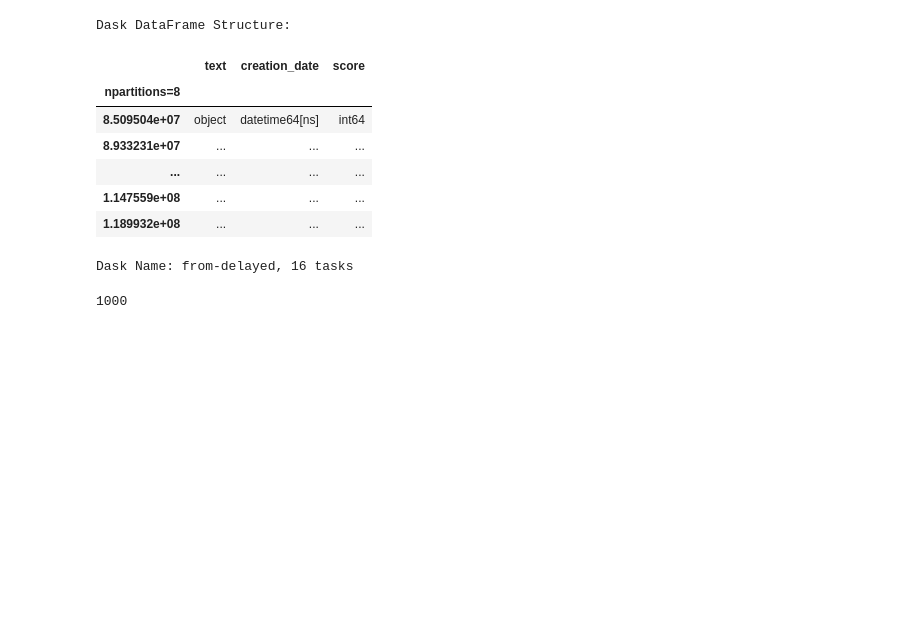
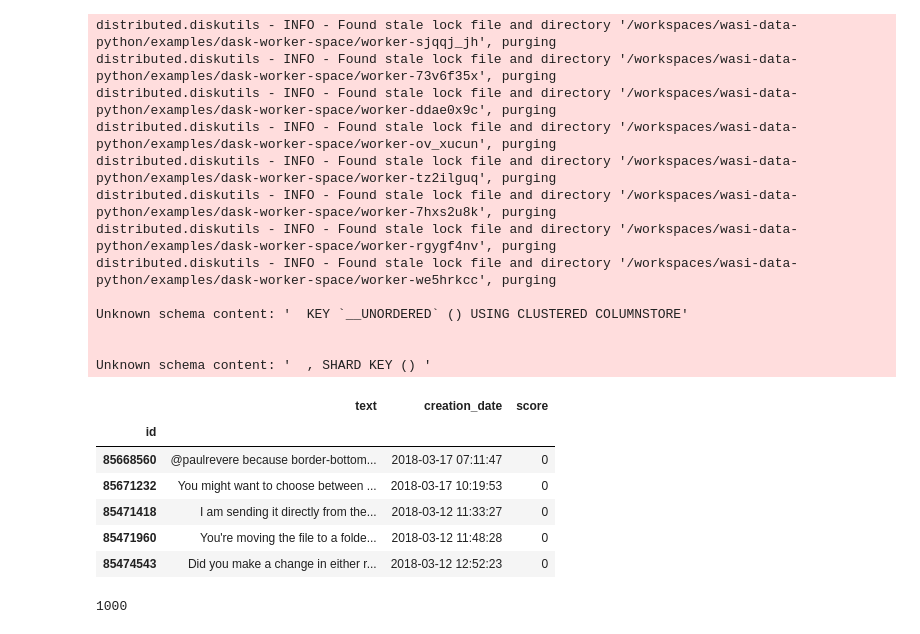
Before and after one commit to singlestore-labs/wasi-data-python, a Jupyter notebook: examples/demo.ipynb, the cells around one changed output. Drawn from its saved outputs; the diff is of its cells as text; code cells hidden in the pictures; blank space fills up the shorter version.

```diff
--- a/examples/demo.ipynb
+++ b/examples/demo.ipynb
@@ -54,18 +12,28 @@ Worker: 3
 # %%
-import dask.dataframe as dd
-
+client = Client(n_workers=8)
 df = dd.read_sql_table('comments_small', SINGLESTORE_URI, npartitions=8, index_col='id')
-df
+df.head()
 # %% [output]
-Dask DataFrame Structure:
+distributed.diskutils - INFO - Found stale lock file and directory '/workspaces/wasi-data-python/examples/dask-worker-space/worker-sjqqj_jh', purging
+distributed.diskutils - INFO - Found stale lock file and directory '/workspaces/wasi-data-python/examples/dask-worker-space/worker-73v6f35x', purging
+distributed.diskutils - INFO - Found stale lock file and directory '/workspaces/wasi-data-python/examples/dask-worker-space/worker-ddae0x9c', purging
+distributed.diskutils - INFO - Found stale lock file and directory '/workspaces/wasi-data-python/examples/dask-worker-space/worker-ov_xucun', purging
+distributed.diskutils - INFO - Found stale lock file and directory '/workspaces/wasi-data-python/examples/dask-worker-space/worker-tz2ilguq', purging
+distributed.diskutils - INFO - Found stale lock file and directory '/workspaces/wasi-data-python/examples/dask-worker-space/worker-7hxs2u8k', purging
+distributed.diskutils - INFO - Found stale lock file and directory '/workspaces/wasi-data-python/examples/dask-worker-space/worker-rgygf4nv', purging
+distributed.diskutils - INFO - Found stale lock file and directory '/workspaces/wasi-data-python/examples/dask-worker-space/worker-we5hrkcc', purging
+
+Unknown schema content: '  KEY `__UNORDERED` () USING CLUSTERED COLUMNSTORE'
+
+
+Unknown schema content: '  , SHARD KEY () '
 |  | text | creation_date | score |
-| npartitions=8 |  |  |  |
-| 8.509504e+07 | object | datetime64[ns] | int64 |
-| 8.933231e+07 | ... | ... | ... |
-| ... | ... | ... | ... |
-| 1.147559e+08 | ... | ... | ... |
-| 1.189932e+08 | ... | ... | ... |
+| id |  |  |  |
+| 85668560 | @paulrevere because border-bottom... | 2018-03-17 07:11:47 | 0 |
+| 85671232 | You might want to choose between ... | 2018-03-17 10:19:53 | 0 |
+| 85471418 | I am sending it directly from the... | 2018-03-12 11:33:27 | 0 |
+| 85471960 | You're moving the file to a folde... | 2018-03-12 11:48:28 | 0 |
+| 85474543 | Did you make a change in either r... | 2018-03-12 12:52:23 | 0 |
-Dask Name: from-delayed, 16 tasks
 # %%
 len(df)
 # %% [output]
```
Also changed, not shown: parts of 10 cells of this notebook, 2 other files.
